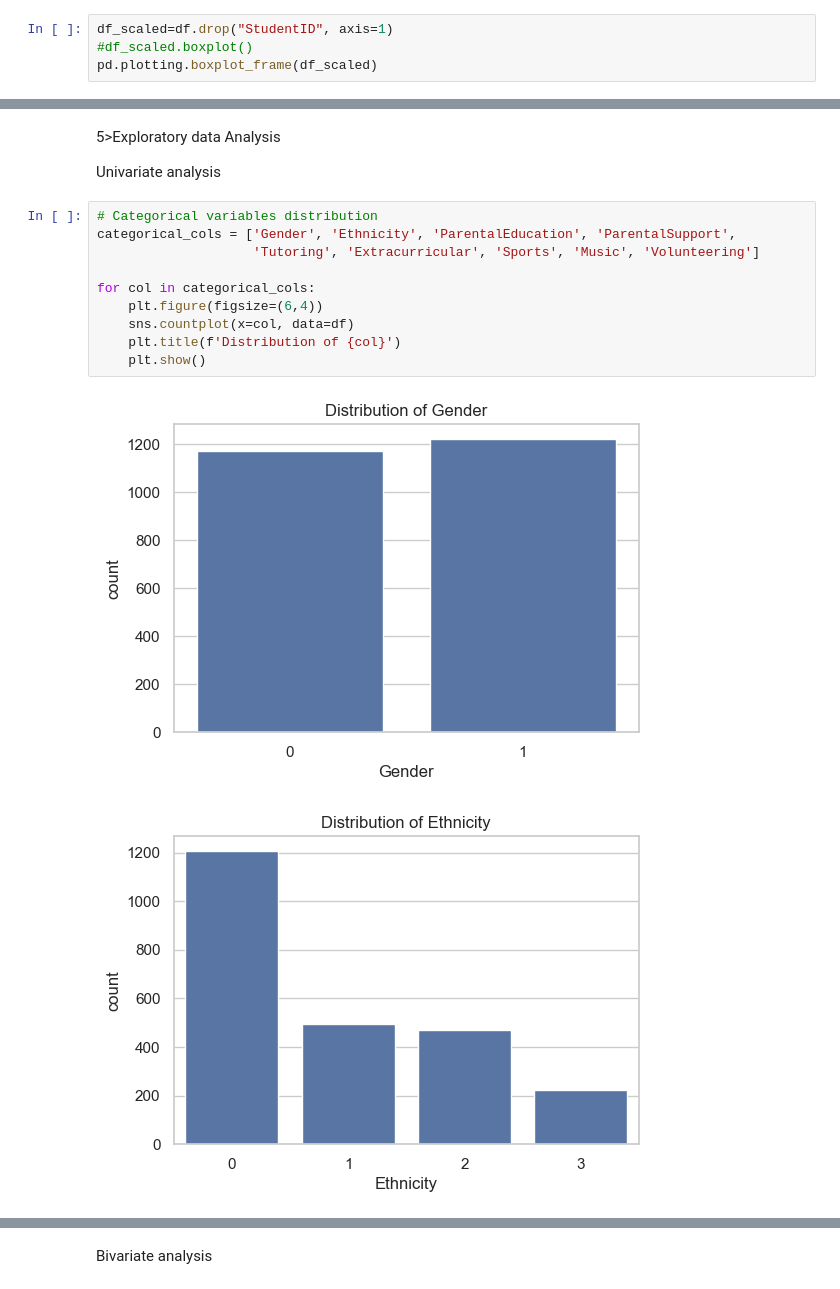
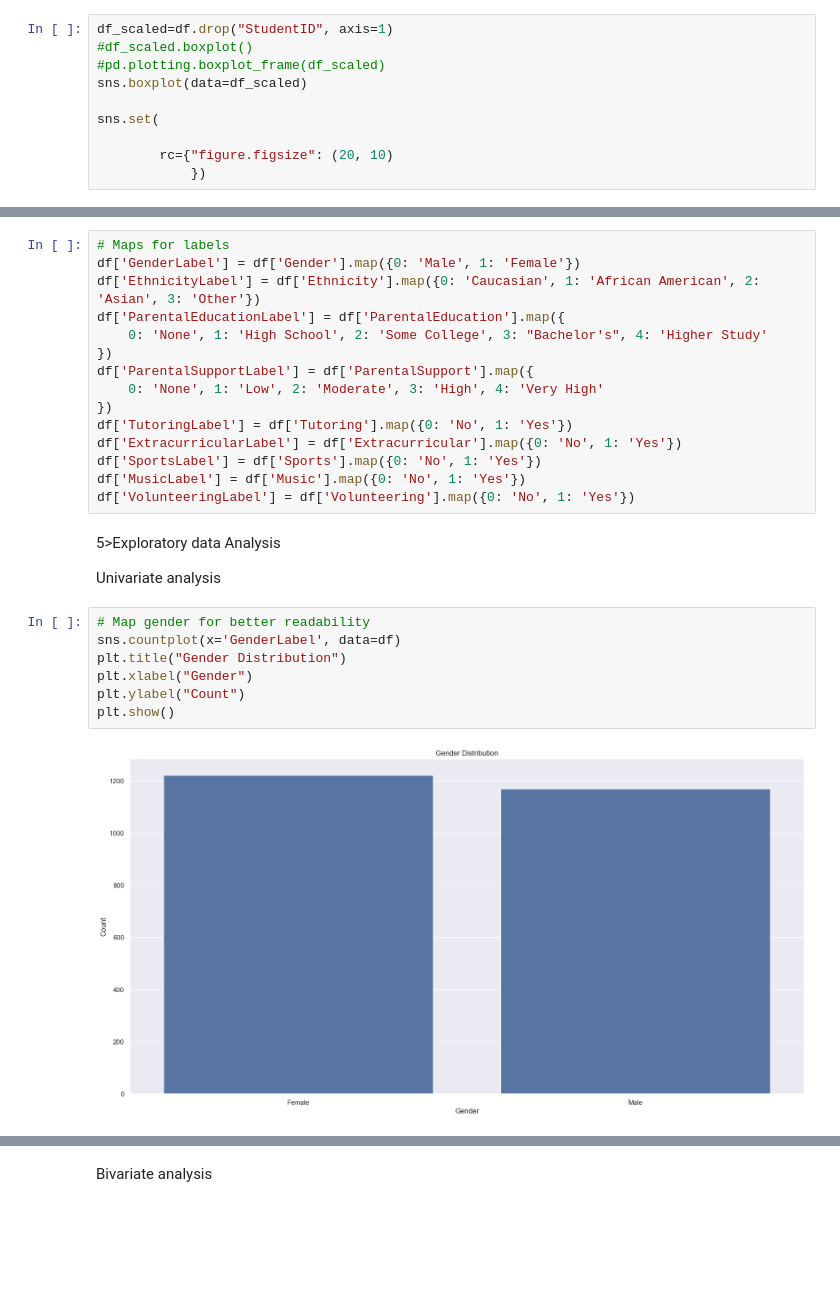
Before and after one commit to AnnMariDB/MLG382-Projects, a Jupyter notebook: MLG382Project1/Group E_MLG382_GuidedProject.ipynb, the cells around one changed output, grey strips where cells are left out. Drawn from its saved outputs; the diff is of its cells as text; blank space fills up the shorter version.

```diff
--- a/MLG382Project1/Group E_MLG382_GuidedProject.ipynb
+++ b/MLG382Project1/Group E_MLG382_GuidedProject.ipynb
@@ -66,5 +66,11 @@ df.boxplot()
 # %%
 df_scaled=df.drop("StudentID", axis=1)
 #df_scaled.boxplot()
-pd.plotting.boxplot_frame(df_scaled)
+#pd.plotting.boxplot_frame(df_scaled)
+sns.boxplot(data=df_scaled)
+
+sns.set(
+
+        rc={"figure.figsize": (20, 10)
+            })
 # %% [output]
@@ -73,17 +78,28 @@ pd.plotting.boxplot_frame(df_scaled)
+# %%
+# Maps for labels
+df['GenderLabel'] = df['Gender'].map({0: 'Male', 1: 'Female'})
+df['EthnicityLabel'] = df['Ethnicity'].map({0: 'Caucasian', 1: 'African American', 2: 'Asian', 3: 'Other'})
+df['ParentalEducationLabel'] = df['ParentalEducation'].map({
+    0: 'None', 1: 'High School', 2: 'Some College', 3: "Bachelor's", 4: 'Higher Study'
+})
+df['ParentalSupportLabel'] = df['ParentalSupport'].map({
+    0: 'None', 1: 'Low', 2: 'Moderate', 3: 'High', 4: 'Very High'
+})
+df['TutoringLabel'] = df['Tutoring'].map({0: 'No', 1: 'Yes'})
+df['ExtracurricularLabel'] = df['Extracurricular'].map({0: 'No', 1: 'Yes'})
+df['SportsLabel'] = df['Sports'].map({0: 'No', 1: 'Yes'})
+df['MusicLabel'] = df['Music'].map({0: 'No', 1: 'Yes'})
+df['VolunteeringLabel'] = df['Volunteering'].map({0: 'No', 1: 'Yes'})
 # %% [markdown]
 5>Exploratory data Analysis
 
 Univariate analysis
 # %%
-# Categorical variables distribution
-categorical_cols = ['Gender', 'Ethnicity', 'ParentalEducation', 'ParentalSupport',
-                    'Tutoring', 'Extracurricular', 'Sports', 'Music', 'Volunteering']
-
-for col in categorical_cols:
-    plt.figure(figsize=(6,4))
-    sns.countplot(x=col, data=df)
-    plt.title(f'Distribution of {col}')
-    plt.show()
+# Map gender for better readability
+sns.countplot(x='GenderLabel', data=df)
+plt.title("Gender Distribution")
+plt.xlabel("Gender")
+plt.ylabel("Count")
+plt.show()
 # %% [output]
-[figure, old version]
+[figure, new version]
-[figure, removed]
```
Also changed, not shown: parts of 24 cells of this notebook.
